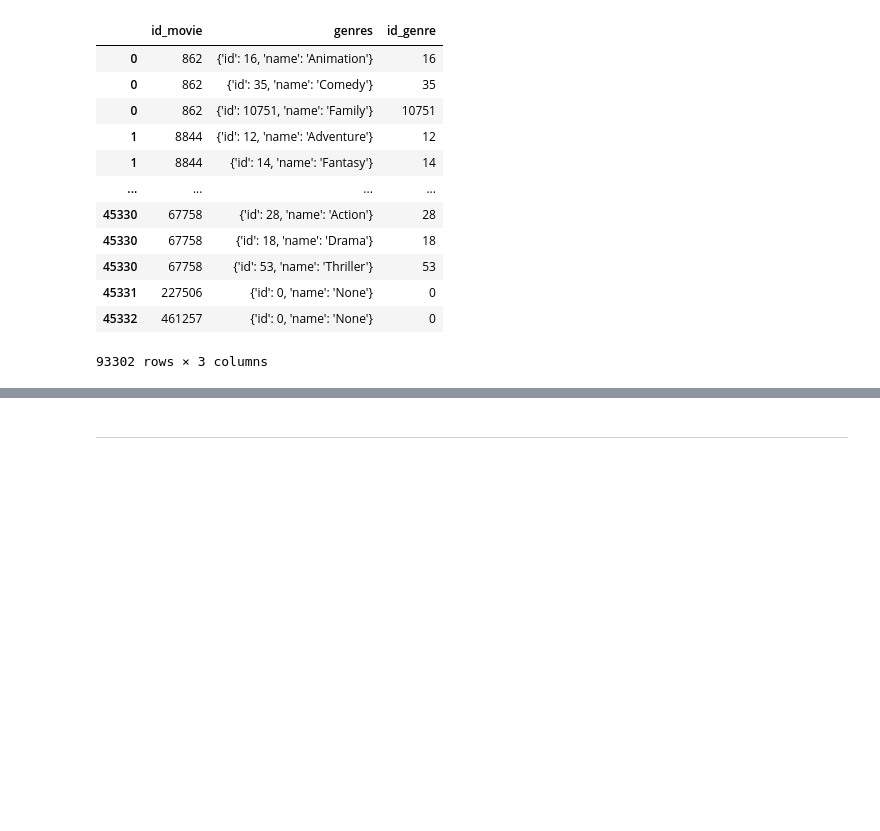
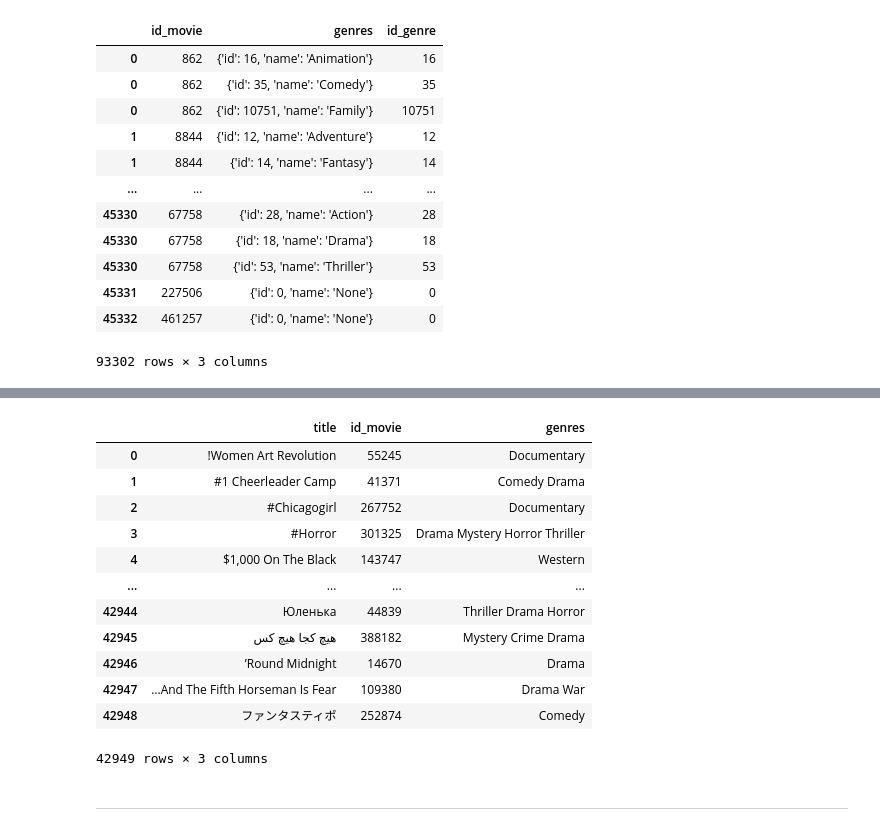
Before and after one commit to rominaEsc/PI_MLOPS_datapt2_streaming, a Jupyter notebook: 3_creacion_de_tablas.ipynb, the cells around one changed output, grey strips where cells are left out. Drawn from its saved outputs; the diff is of its cells as text; code cells hidden in the pictures; blank space fills up the shorter version.

```diff
--- a/3_creacion_de_tablas.ipynb
+++ b/3_creacion_de_tablas.ipynb
@@ -490,0 +523,2 @@ movies.head(2)
+# %%
+ml_genres = ml_genres.groupby(['title','id_movie'],as_index=False)['genres'].agg(' '.join)
@@ -491,3 +535,19 @@ movies.head(2)
+# %%
+ml_genres
+# %% [output]
+|  | title | id_movie | genres |
+| 0 | !Women Art Revolution | 55245 | Documentary |
+| 1 | #1 Cheerleader Camp | 41371 | Comedy Drama |
+| 2 | #Chicagogirl | 267752 | Documentary |
+| 3 | #Horror | 301325 | Drama Mystery Horror Thriller |
+| 4 | $1,000 On The Black | 143747 | Western |
+| ... | ... | ... | ... |
+| 42944 | Юленька | 44839 | Thriller Drama Horror |
+| 42945 | هیچ کجا هیچ کس | 388182 | Mystery Crime Drama |
+| 42946 | ’Round Midnight | 14670 | Drama |
+| 42947 | …And The Fifth Horseman Is Fear | 109380 | Drama War |
+| 42948 | ファンタスティポ | 252874 | Comedy |
+42949 rows × 3 columns
 # %% [markdown]
 ------
 # %% [markdown]
```
Also changed, not shown: parts of 11 cells of this notebook, 6 other files.
